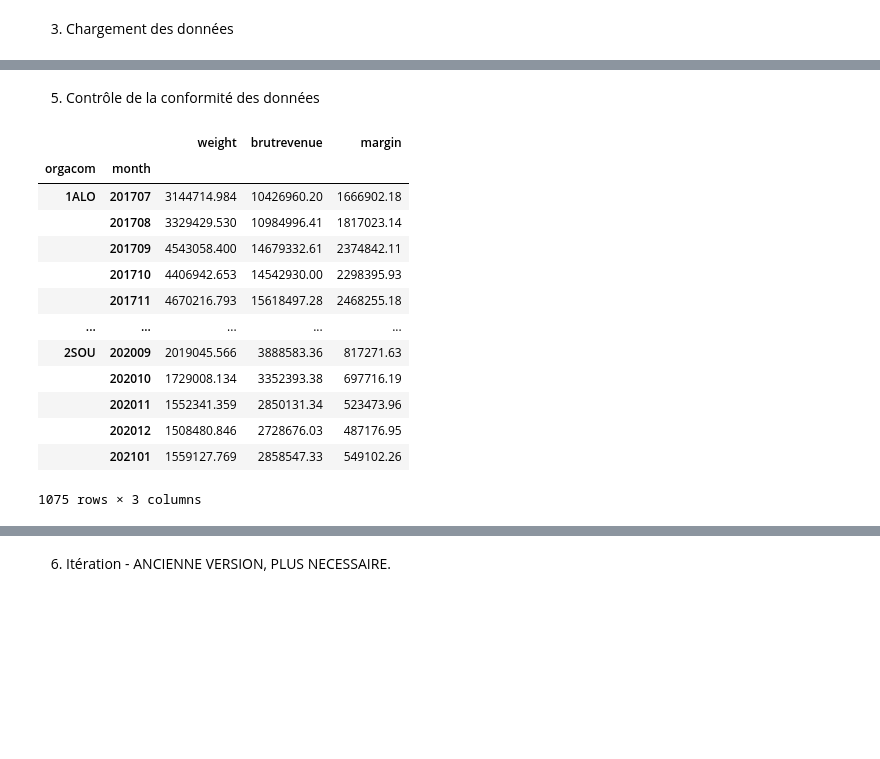
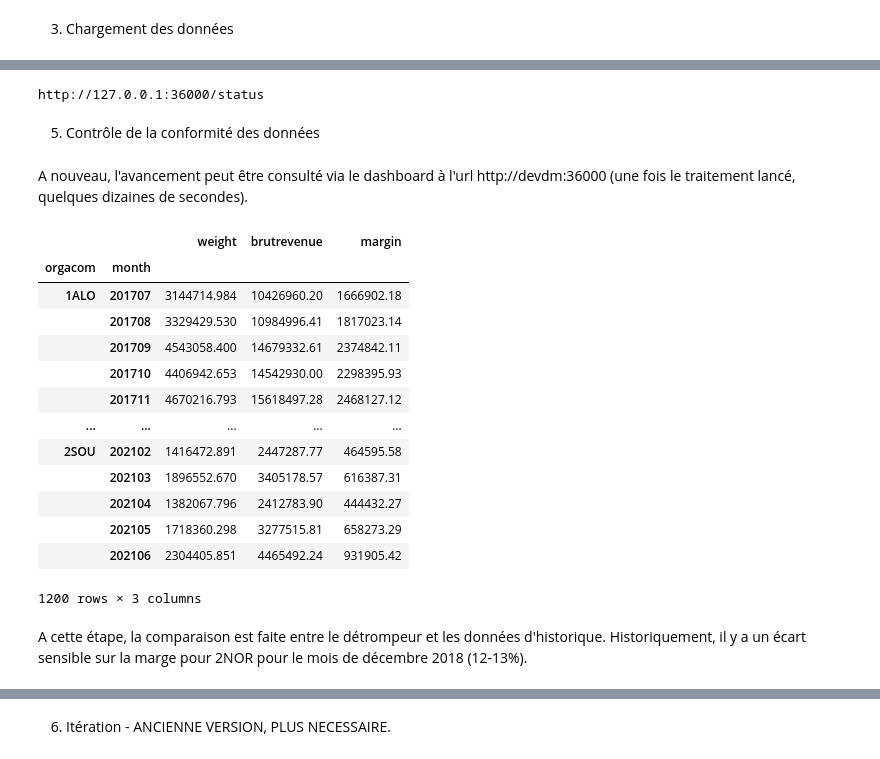
Before and after one commit to UltraDiuve/WebOrNot, a Jupyter notebook: notebooks/all_01_RawDataProcessor.ipynb, the cells around one changed output, grey strips where cells are left out. Drawn from its saved outputs; the diff is of its cells as text; code cells hidden in the pictures; blank space fills up the shorter version.

```diff
--- a/notebooks/all_01_RawDataProcessor.ipynb
+++ b/notebooks/all_01_RawDataProcessor.ipynb
@@ -72,0 +86,6 @@ On récupère des données agrégées issues directement de la LISTCUBE dans PBI
+# %%
+ddf = dd.read_parquet(persist_path / 'raw_data.parquet')
+with LocalCluster(**std_client_kwargs) as cluster, Client(cluster) as client_:
+    max_histo_date = ddf.index.max().compute()
+
+print(f"Le fichier d'historique contient des données jusqu'au {max_histo_date} inclus.")
@@ -121,6 +214,11 @@ months = [
     '202011',
     '202012',
     '202101',
+    '202102',
+    '202103',
+    '202104',
+    '202105',
+    '202106',
 ]
 # %% [markdown]
 3. Chargement des données
@@ -199,4 +352,13 @@ read_csv_kwargs = dict(
     names=list(init_fields.keys()),
     dtype=init_fields,
     parse_dates=['date'],
+    decimal=',',
+#    thousands=',',
+#     converters={
+#         'margin': converter,
+#         'marginperkg': converter,
+#         'weight': converter,
+#         'brutrevenue': converter,
+#         'netrevenue': converter,
+#     }
 )
@@ -242,25 +411,52 @@ ddf.to_parquet(persist_path / 'raw_dataparquet')
+# %%
+%%time
+ddf = dd.read_csv(
+    raw_data_paths,
+    **read_csv_kwargs,
+).set_index('date')
+
+###########################################
+# Lignes ci-dessous à décommenter avant de lancer la cellule pour lancer le traitement.
+###########################################
+
+with LocalCluster(**heavy_client_kwargs) as cluster, Client(cluster) as client_:
+    print(client_.dashboard_link)
+    ddf.to_parquet(
+        persist_path / 'raw_data.parquet',
+        overwrite=True,
+        engine='fastparquet',
+    )
+
+###########################################
+# %% [output]
+http://127.0.0.1:36000/status
 # %% [markdown]
 5. Contrôle de la conformité des données
 # %%
 ddf = dd.read_parquet(persist_path / 'raw_data.parquet')
+# %% [markdown]
+A nouveau, l'avancement peut être consulté via le dashboard à l'url http://devdm:36000 (une fois le traitement lancé, quelques dizaines de secondes).
 # %%
-grouped = ddf.loc[:, ['orgacom', 'month', *fields_to_compare]].groupby(['orgacom', 'month']).sum().compute()
+with LocalCluster(**std_client_kwargs) as cluster, Client(cluster) as client_:
+    grouped = ddf.loc[:, ['orgacom', 'month', *fields_to_compare]].groupby(['orgacom', 'month']).sum().compute()
 grouped
 # %% [output]
 |  |  | weight | brutrevenue | margin |
 | orgacom | month |  |  |  |
 | 1ALO | 201707 | 3144714.984 | 10426960.20 | 1666902.18 |
 |  | 201708 | 3329429.530 | 10984996.41 | 1817023.14 |
 |  | 201709 | 4543058.400 | 14679332.61 | 2374842.11 |
 |  | 201710 | 4406942.653 | 14542930.00 | 2298395.93 |
-|  | 201711 | 4670216.793 | 15618497.28 | 2468255.18 |
+|  | 201711 | 4670216.793 | 15618497.28 | 2468127.12 |
 | ... | ... | ... | ... | ... |
-| 2SOU | 202009 | 2019045.566 | 3888583.36 | 817271.63 |
-|  | 202010 | 1729008.134 | 3352393.38 | 697716.19 |
-|  | 202011 | 1552341.359 | 2850131.34 | 523473.96 |
-|  | 202012 | 1508480.846 | 2728676.03 | 487176.95 |
-|  | 202101 | 1559127.769 | 2858547.33 | 549102.26 |
+| 2SOU | 202102 | 1416472.891 | 2447287.77 | 464595.58 |
+|  | 202103 | 1896552.670 | 3405178.57 | 616387.31 |
+|  | 202104 | 1382067.796 | 2412783.90 | 444432.27 |
+|  | 202105 | 1718360.298 | 3277515.81 | 658273.29 |
+|  | 202106 | 2304405.851 | 4465492.24 | 931905.42 |
-1075 rows × 3 columns
+1200 rows × 3 columns
+# %% [markdown]
+A cette étape, la comparaison est faite entre le détrompeur et les données d'historique. Historiquement, il y a un écart sensible sur la marge pour 2NOR pour le mois de décembre 2018 (12-13%).
 # %%
 delta = (
     grouped
```
Also changed, not shown: parts of 29 cells of this notebook, 2 other files.
